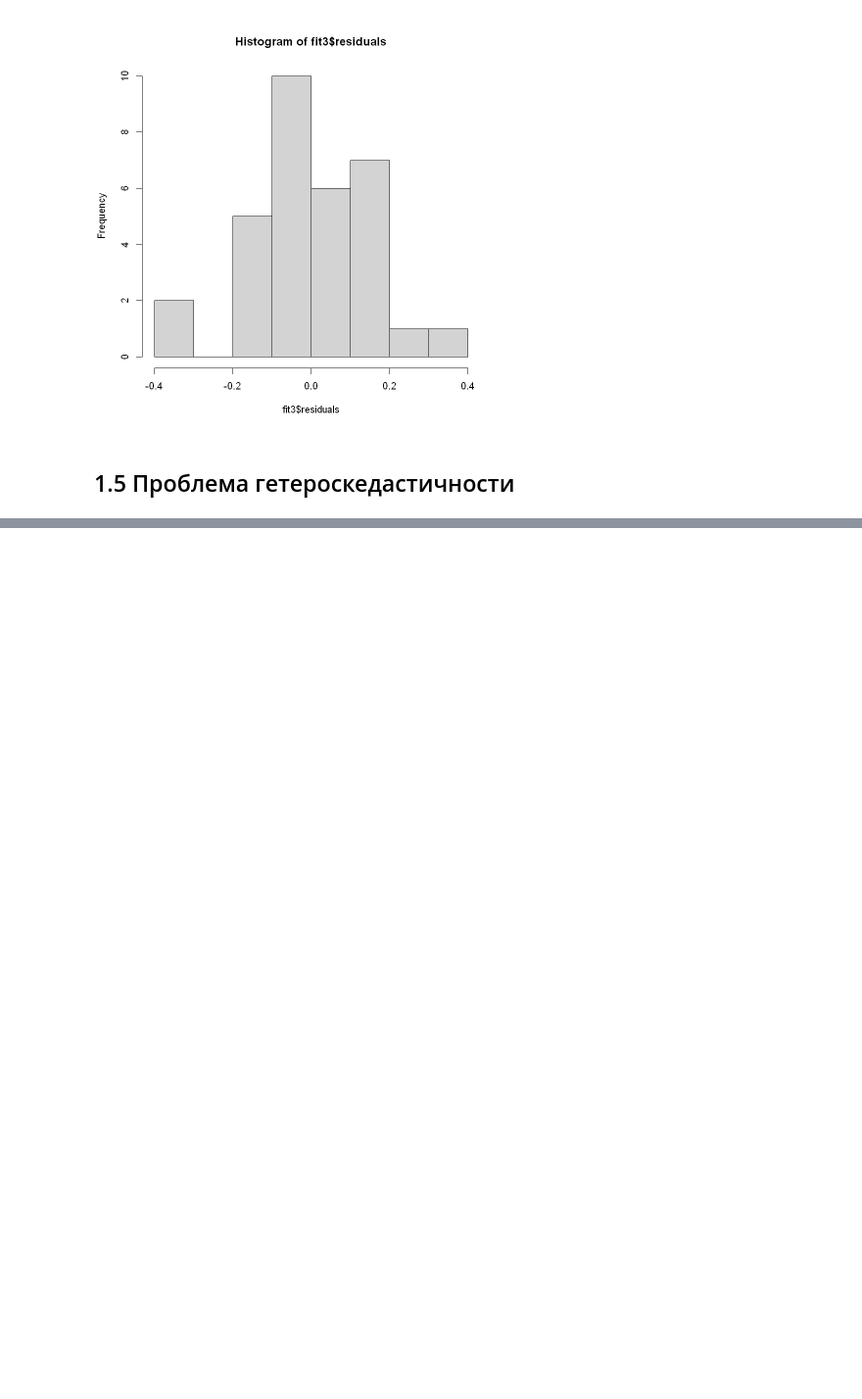
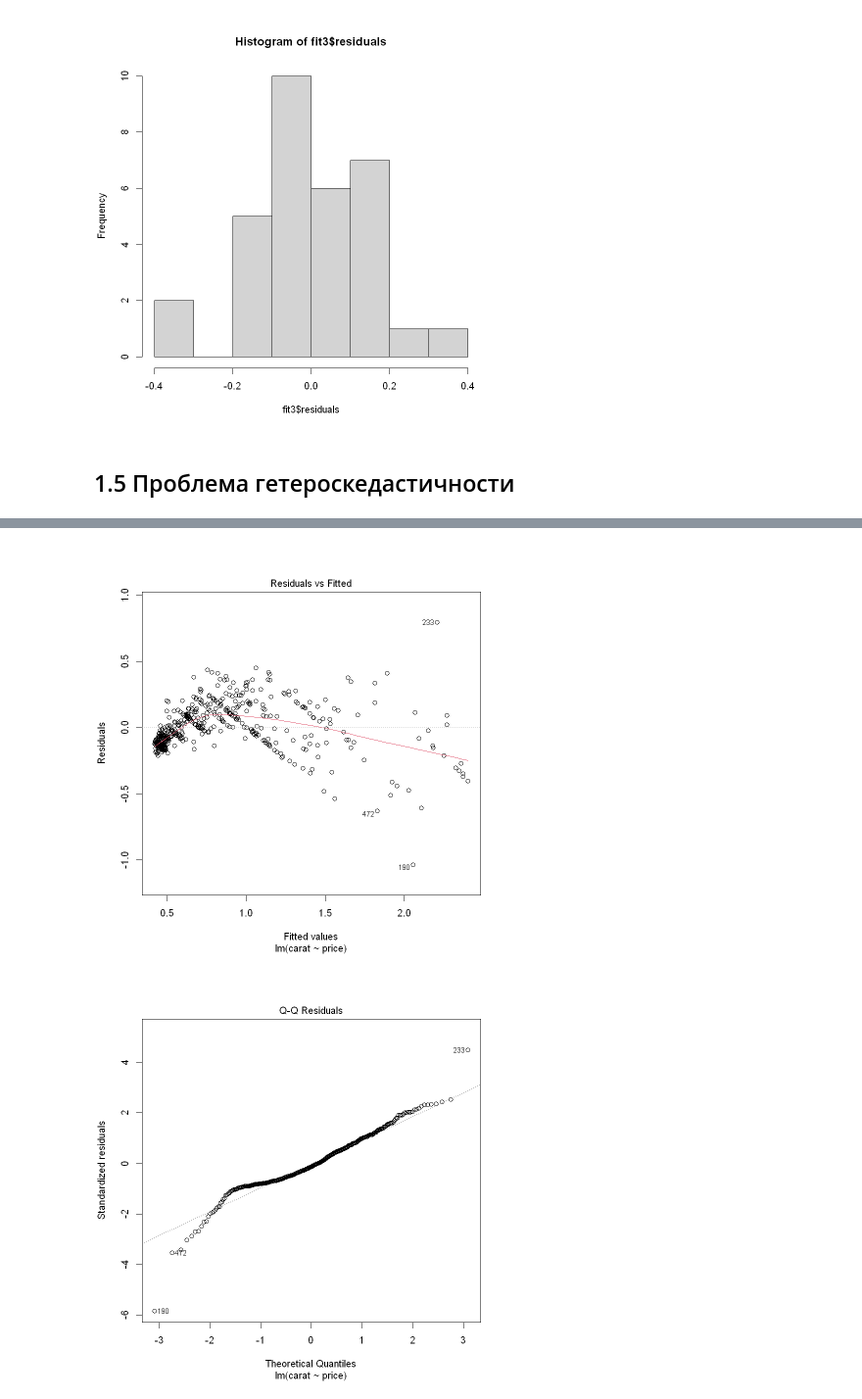
Before and after one commit to LiquidVac/My_study, a Jupyter notebook: STEPIK. Основы статистики ч.3/Лекция 1. Подробнее о линейной регрессии.ipynb, the cells around one changed output, grey strips where cells are left out. Shown at 98% size. Saved outputs shown, nothing was run; the diff lists cells and outputs as text; code cells hidden in the pictures; blank space fills up the shorter version.

```diff
--- a/STEPIK. Основы статистики ч.3/Лекция 1. Подробнее о линейной регрессии.ipynb
+++ b/STEPIK. Основы статистики ч.3/Лекция 1. Подробнее о линейной регрессии.ipynb
@@ -200,0 +243,7 @@ W = 0.96606, p-value = 0.3982
+# %%
+# В случае, если в данных больше 1 предиктора, рисуются остатки модели на разных уровнях предсказанных значений.
+fit_1 <- lm(carat ~ price, diamonds_2)
+plot(fit_1)
+# %% [output]
+[figure, added]
+[figure, added]
```
Also changed, not shown: parts of 13 cells of this notebook.
